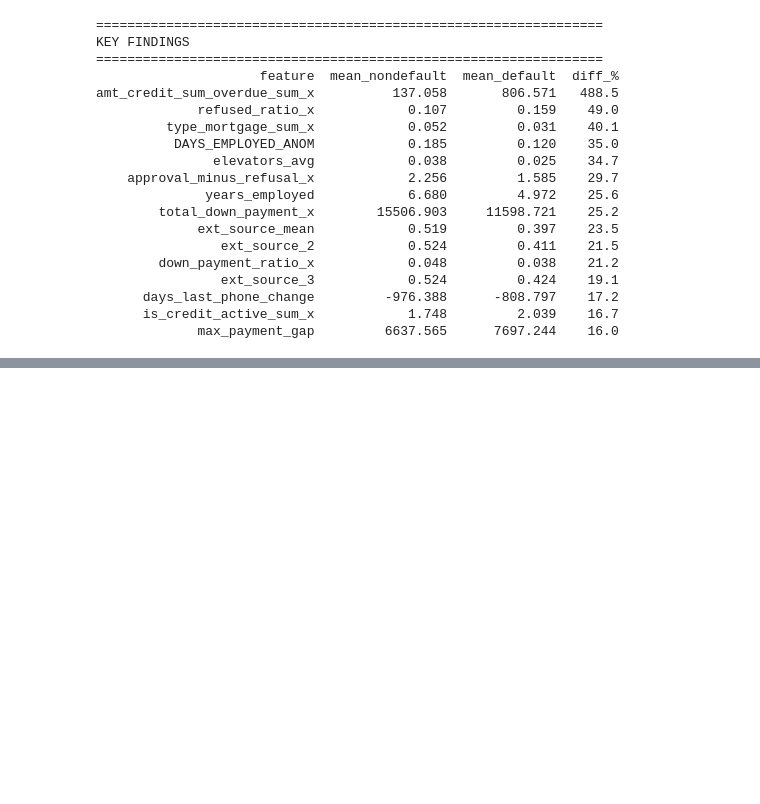
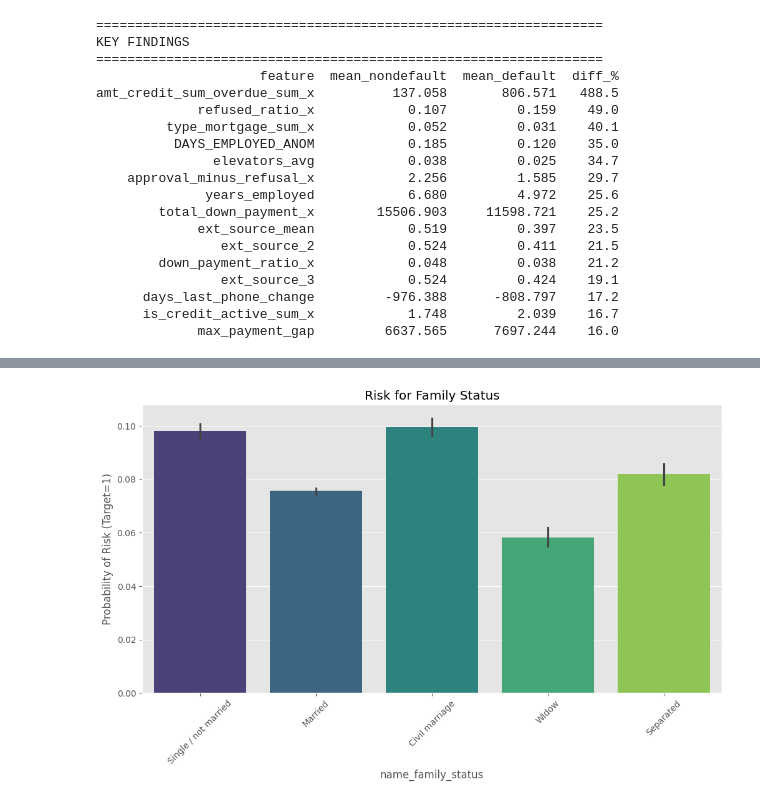
Before and after one commit to ruslancabbarov/Home-Credit-Risk-Management, a Jupyter notebook: Notebooks/EDA.ipynb, the cells around one changed output, grey strips where cells are left out. Saved outputs shown, nothing was run; the diff lists cells and outputs as text; code cells hidden in the pictures; blank space fills up the shorter version.

```diff
--- a/Notebooks/EDA.ipynb
+++ b/Notebooks/EDA.ipynb
@@ -514,0 +566,9 @@ from sklearn.preprocessing import LabelEncoder
+# %%
+plt.figure(figsize=(12,6))
+sns.barplot(x='name_family_status', y='target', data=df, palette='viridis')
+plt.title('Risk for Family Status')
+plt.xticks(rotation=45)
+plt.ylabel('Probability of Risk (Target=1)')
+plt.show()
+# %% [output]
+[figure, added]
```
Also changed, not shown: parts of 22 cells of this notebook.
